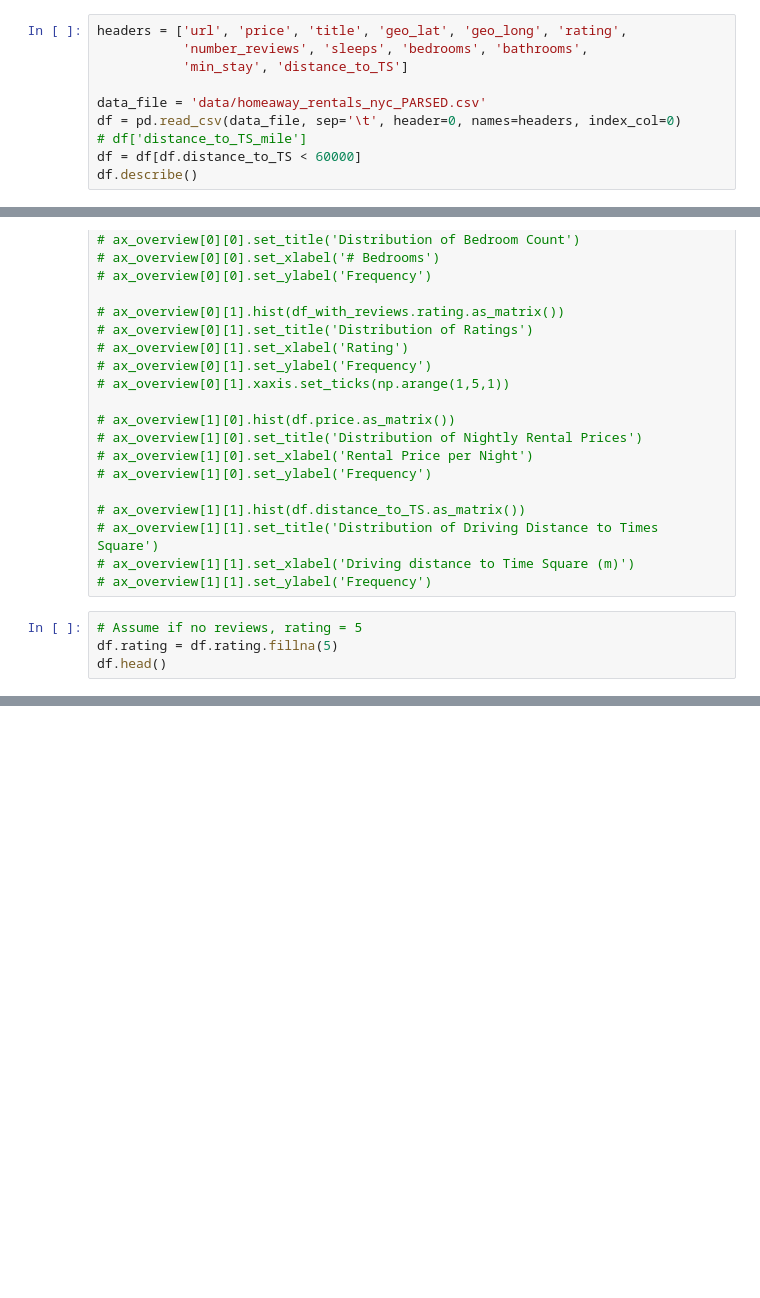
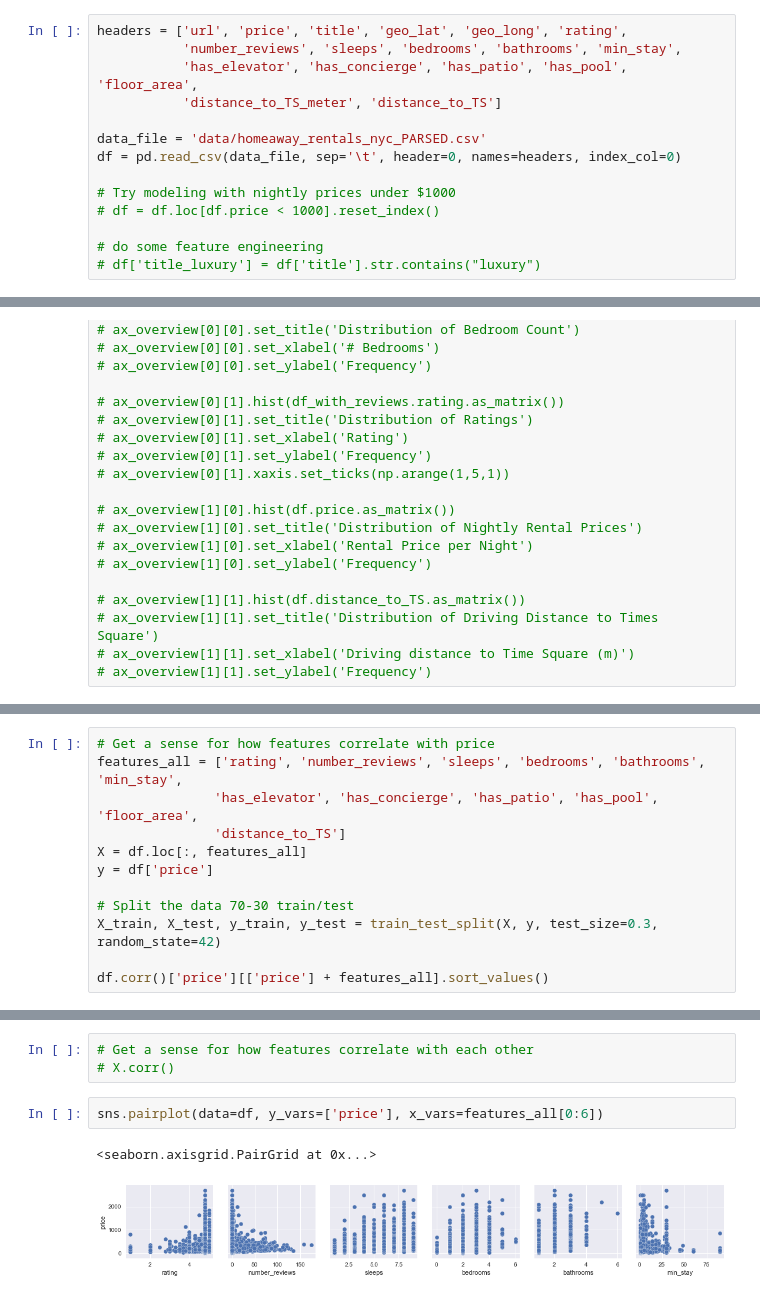
Before and after one commit to nanafwu/vacation-home-regression, a Jupyter notebook: HomeAway_Regression.ipynb, the cells around one changed output, grey strips where cells are left out. Saved outputs shown, nothing was run; the diff lists cells and outputs as text; blank space fills up the shorter version.

```diff
--- a/HomeAway_Regression.ipynb
+++ b/HomeAway_Regression.ipynb
@@ -9,11 +10,15 @@ from sklearn.model_selection import train_test_split
 %matplotlib inline
 # %%
 headers = ['url', 'price', 'title', 'geo_lat', 'geo_long', 'rating',
-           'number_reviews', 'sleeps', 'bedrooms', 'bathrooms',
-           'min_stay', 'distance_to_TS']
+           'number_reviews', 'sleeps', 'bedrooms', 'bathrooms', 'min_stay',
+           'has_elevator', 'has_concierge', 'has_patio', 'has_pool', 'floor_area',
+           'distance_to_TS_meter', 'distance_to_TS']
 
 data_file = 'data/homeaway_rentals_nyc_PARSED.csv'
 df = pd.read_csv(data_file, sep='\t', header=0, names=headers, index_col=0)
-# df['distance_to_TS_mile']
-df = df[df.distance_to_TS < 60000]
-df.describe()
+
+# Try modeling with nightly prices under $1000
+# df = df.loc[df.price < 1000].reset_index()
+
+# do some feature engineering
+# df['title_luxury'] = df['title'].str.contains("luxury")
@@ -54,7 +49,3 @@ df.describe()
 # ax_overview[1][1].set_title('Distribution of Driving Distance to Times Square')
 # ax_overview[1][1].set_xlabel('Driving distance to Time Square (m)')
 # ax_overview[1][1].set_ylabel('Frequency')
-# %%
-# Assume if no reviews, rating = 5
-df.rating = df.rating.fillna(5)
-df.head()
@@ -159,0 +64,12 @@ np.sqrt(np.mean((test_set_pred_all - y_test)**2))
+# %%
+# Get a sense for how features correlate with price
+features_all = ['rating', 'number_reviews', 'sleeps', 'bedrooms', 'bathrooms', 'min_stay',
+               'has_elevator', 'has_concierge', 'has_patio', 'has_pool', 'floor_area',
+               'distance_to_TS']
+X = df.loc[:, features_all]
+y = df['price']
+
+# Split the data 70-30 train/test
+X_train, X_test, y_train, y_test = train_test_split(X, y, test_size=0.3, random_state=42)
+
+df.corr()['price'][['price'] + features_all].sort_values()
@@ -159,0 +91,8 @@ np.sqrt(np.mean((test_set_pred_all - y_test)**2))
+# %%
+# Get a sense for how features correlate with each other
+# X.corr()
+# %%
+sns.pairplot(data=df, y_vars=['price'], x_vars=features_all[0:6])
+# %% [output]
+<seaborn.axisgrid.PairGrid at 0x...>
+[figure, added]
```
Also changed, not shown: parts of 36 cells of this notebook, 7 other files.
